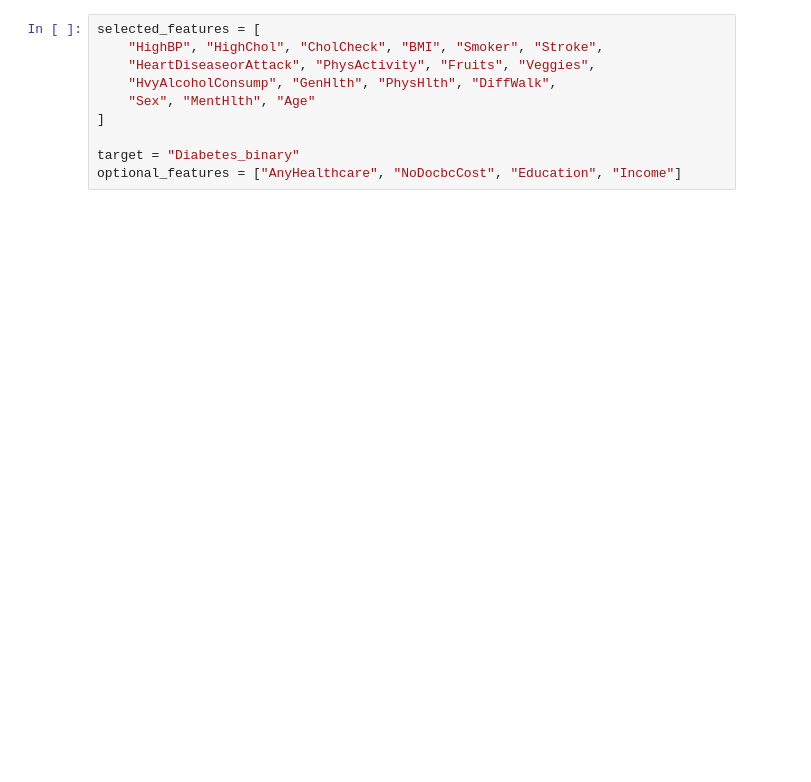
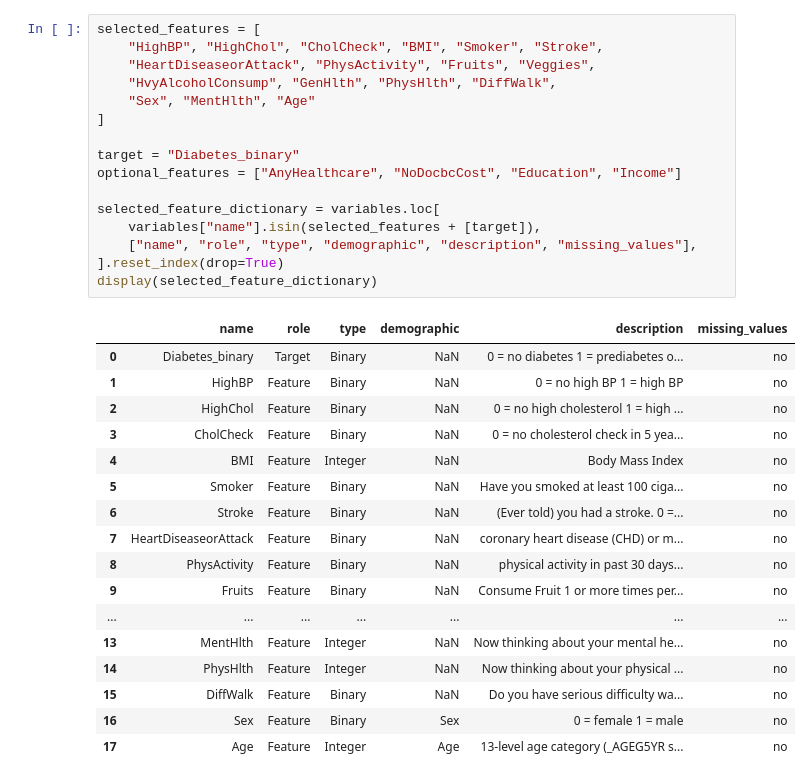
Before and after one commit to CursedAbyl/mmda, a Jupyter notebook: project/pr.ipynb, the cells around one changed output. Cells and saved outputs as stored; diff of their text form; blank space fills up the shorter version.

Commit message:
Update diabetes notebook and SHAP caches

```diff
--- a/project/pr.ipynb
+++ b/project/pr.ipynb
@@ -77,13 +135,37 @@ display(cdc_diabetes_health_indicators.variables)
 # %%
 selected_features = [
     "HighBP", "HighChol", "CholCheck", "BMI", "Smoker", "Stroke",
     "HeartDiseaseorAttack", "PhysActivity", "Fruits", "Veggies",
     "HvyAlcoholConsump", "GenHlth", "PhysHlth", "DiffWalk",
     "Sex", "MentHlth", "Age"
 ]
 
 target = "Diabetes_binary"
 optional_features = ["AnyHealthcare", "NoDocbcCost", "Education", "Income"]
+
+selected_feature_dictionary = variables.loc[
+    variables["name"].isin(selected_features + [target]),
+    ["name", "role", "type", "demographic", "description", "missing_values"],
+].reset_index(drop=True)
+display(selected_feature_dictionary)
+# %% [output]
+|  | name | role | type | demographic | description | missing_values |
+| 0 | Diabetes_binary | Target | Binary | NaN | 0 = no diabetes 1 = prediabetes o... | no |
+| 1 | HighBP | Feature | Binary | NaN | 0 = no high BP 1 = high BP | no |
+| 2 | HighChol | Feature | Binary | NaN | 0 = no high cholesterol 1 = high ... | no |
+| 3 | CholCheck | Feature | Binary | NaN | 0 = no cholesterol check in 5 yea... | no |
+| 4 | BMI | Feature | Integer | NaN | Body Mass Index | no |
+| 5 | Smoker | Feature | Binary | NaN | Have you smoked at least 100 ciga... | no |
+| 6 | Stroke | Feature | Binary | NaN | (Ever told) you had a stroke. 0 =... | no |
+| 7 | HeartDiseaseorAttack | Feature | Binary | NaN | coronary heart disease (CHD) or m... | no |
+| 8 | PhysActivity | Feature | Binary | NaN | physical activity in past 30 days... | no |
+| 9 | Fruits | Feature | Binary | NaN | Consume Fruit 1 or more times per... | no |
+| ... | ... | ... | ... | ... | ... | ... |
+| 13 | MentHlth | Feature | Integer | NaN | Now thinking about your mental he... | no |
+| 14 | PhysHlth | Feature | Integer | NaN | Now thinking about your physical ... | no |
+| 15 | DiffWalk | Feature | Binary | NaN | Do you have serious difficulty wa... | no |
+| 16 | Sex | Feature | Binary | Sex | 0 = female 1 = male | no |
+| 17 | Age | Feature | Integer | Age | 13-level age category (_AGEG5YR s... | no |
 # %%
 missing_selected = [col for col in selected_features if col not in X.columns]
 if missing_selected:
```
Also changed, not shown: parts of 36 cells of this notebook, 4 other files.
